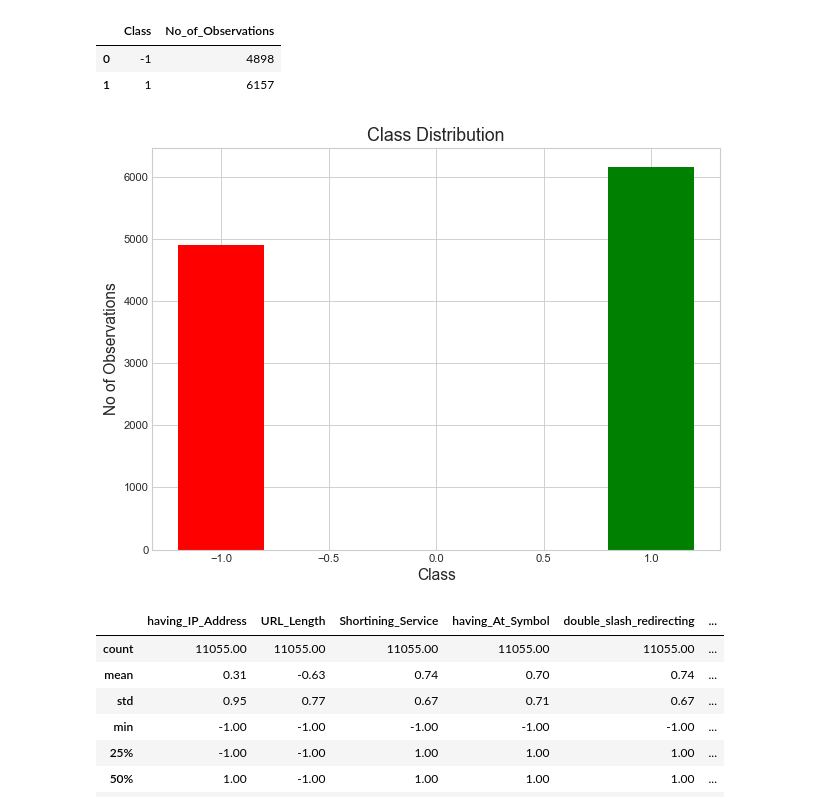
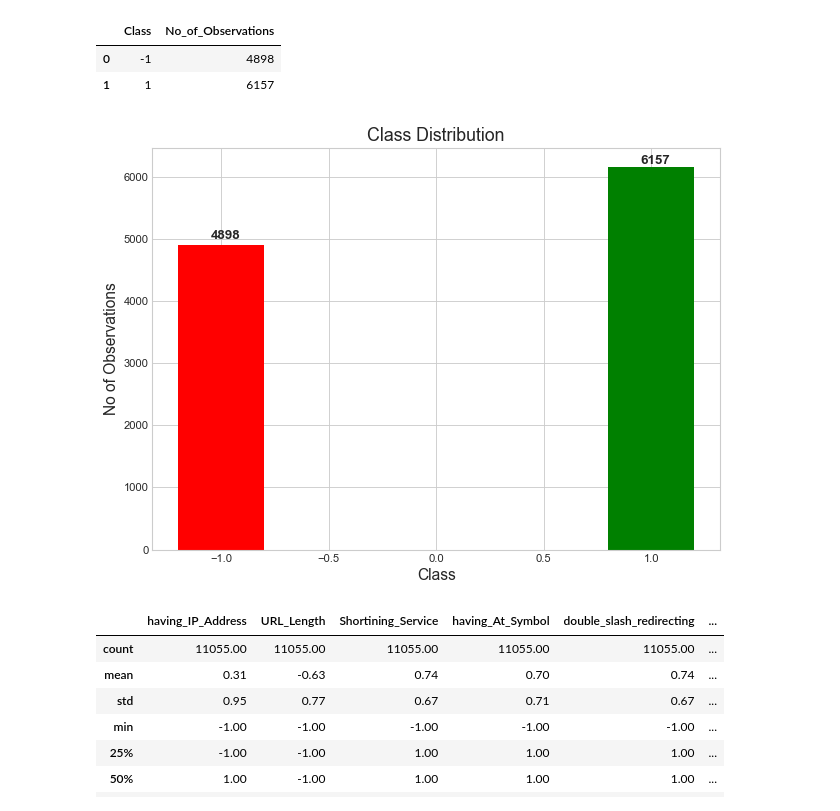
Before and after one commit to sudadabdul/Phishing-Websites-Detection, a Jupyter notebook: exploratory_data_analysis.ipynb, the cells around one changed output. Drawn from its saved outputs; the diff is of its cells as text; code cells hidden in the pictures.

```diff
--- a/exploratory_data_analysis.ipynb
+++ b/exploratory_data_analysis.ipynb
@@ -81,17 +82,29 @@ pd.DataFrame(
 # %%
 plt.figure(figsize=(8, 6), dpi=80)
 plt.bar(
     x=Counter(phishing_website_data['Result']).keys(),
     height=Counter(phishing_website_data['Result']).values(),
     color=["red", "green"],
     width=0.4,
 )
 plt.xlabel("Class", fontsize=14)
 plt.ylabel("No of Observations", fontsize=14)
 plt.title("Class Distribution", fontsize=16)
+plt.annotate(
+    Counter(phishing_website_data['Result'])[1],
+    xy=(.95, 6200),
+    fontsize=12,
+    fontweight="bold",
+)
+plt.annotate(
+    Counter(phishing_website_data['Result'])[-1],
+    xy=(-1.05, 5000),
+    fontsize=12,
+    fontweight="bold",
+)
 plt.tight_layout();
 # %% [output]
-[figure, old version]
+[figure, new version]
 # %%
 # Dataset summary statistics
 phishing_website_data.describe().round(2)
```
Also changed, not shown: parts of 7 cells of this notebook, 2 other files.
